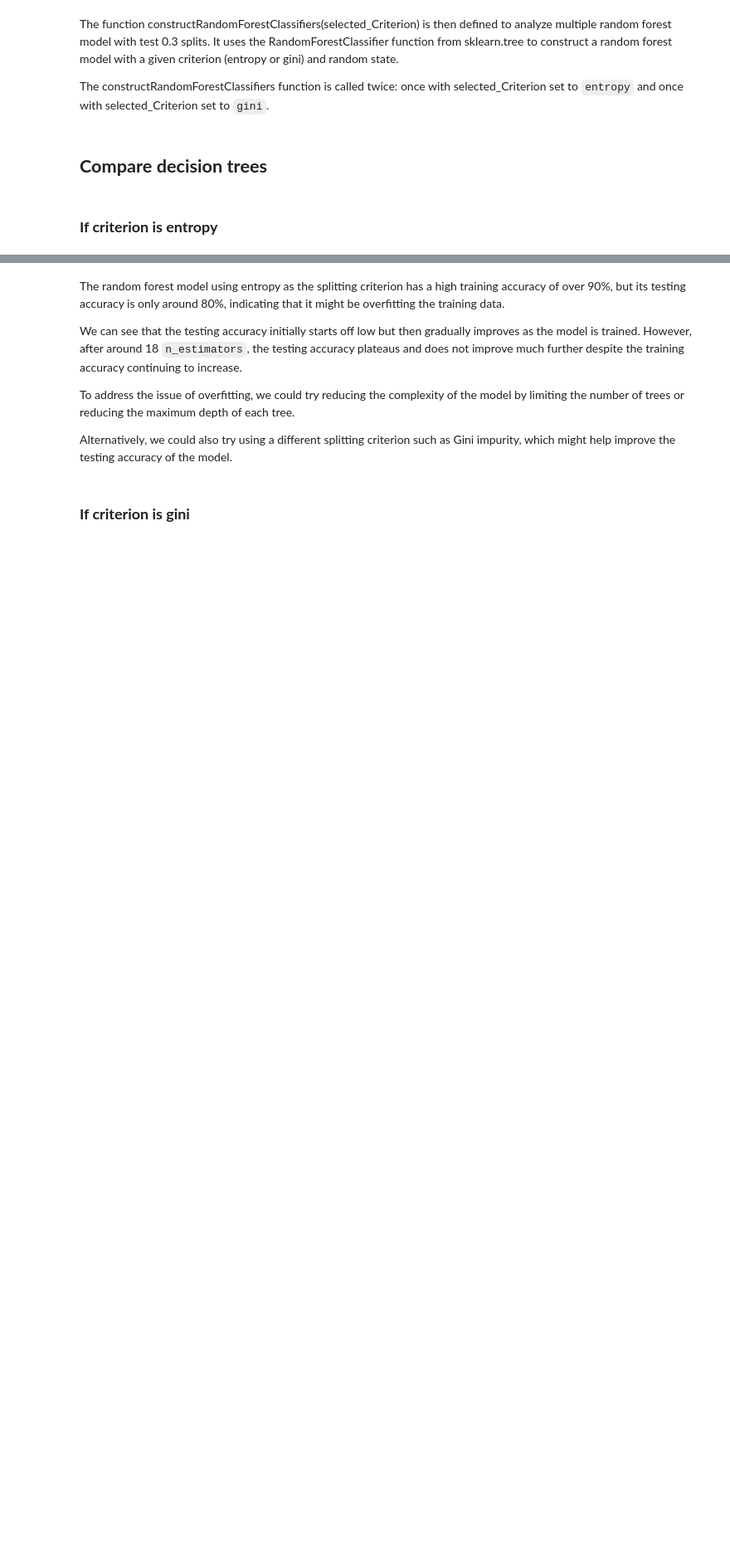
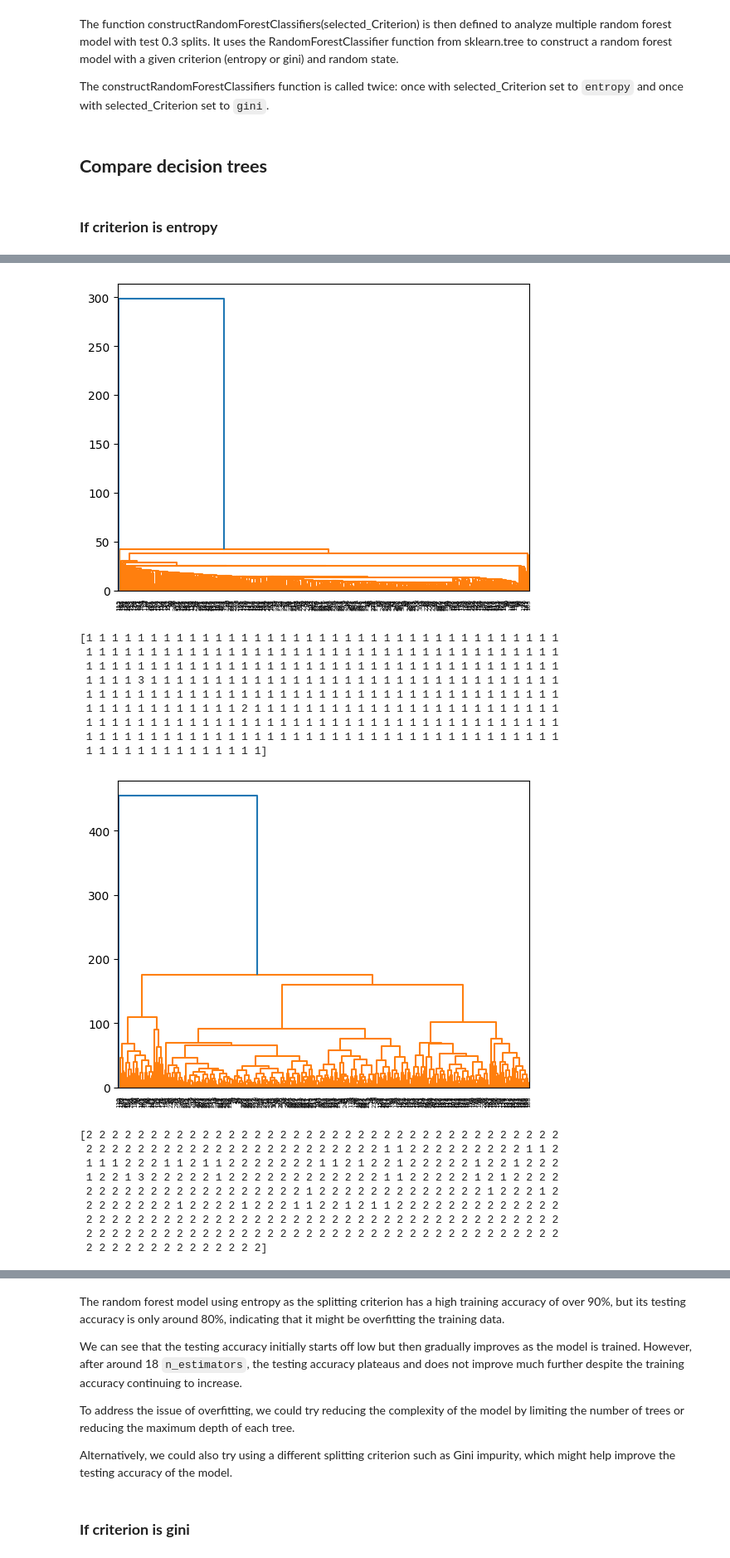
Before and after one commit to cityu-assignment/CS3481-assignment3, a Jupyter notebook: cs3481_asm.ipynb, the cells around one changed output, grey strips where cells are left out. Shown at 83% size. Saved outputs shown, nothing was run; the diff lists cells and outputs as text; code cells hidden in the pictures; blank space fills up the shorter version.

```diff
--- a/cs3481_asm.ipynb
+++ b/cs3481_asm.ipynb
@@ -110,10 +110,9 @@ model_list = []
 # Def Function
 # %%
 # Method: 'single', 'complete', 'average
-def constructClustering(data):
+def constructClustering():
   for i in ['single', 'complete', 'average']:
-      Z = linkage(data, i)
+      Z = linkage(X, i)
       plotClustering(Z)
-      extractClustering(Z)
 # %%
 def plotClustering(Z):
@@ -259,0 +237,23 @@ constructRandomForestClassifiers('entropy')
+# %%
+constructClustering()
+# %% [output]
+[figure, added]
+[1 1 1 1 1 1 1 1 1 1 1 1 1 1 1 1 1 1 1 1 1 1 1 1 1 1 1 1 1 1 1 1 1 1 1 1 1
+ 1 1 1 1 1 1 1 1 1 1 1 1 1 1 1 1 1 1 1 1 1 1 1 1 1 1 1 1 1 1 1 1 1 1 1 1 1
+ 1 1 1 1 1 1 1 1 1 1 1 1 1 1 1 1 1 1 1 1 1 1 1 1 1 1 1 1 1 1 1 1 1 1 1 1 1
+ 1 1 1 1 3 1 1 1 1 1 1 1 1 1 1 1 1 1 1 1 1 1 1 1 1 1 1 1 1 1 1 1 1 1 1 1 1
+ 1 1 1 1 1 1 1 1 1 1 1 1 1 1 1 1 1 1 1 1 1 1 1 1 1 1 1 1 1 1 1 1 1 1 1 1 1
+ 1 1 1 1 1 1 1 1 1 1 1 1 2 1 1 1 1 1 1 1 1 1 1 1 1 1 1 1 1 1 1 1 1 1 1 1 1
+ 1 1 1 1 1 1 1 1 1 1 1 1 1 1 1 1 1 1 1 1 1 1 1 1 1 1 1 1 1 1 1 1 1 1 1 1 1
+ 1 1 1 1 1 1 1 1 1 1 1 1 1 1 1 1 1 1 1 1 1 1 1 1 1 1 1 1 1 1 1 1 1 1 1 1 1
+ 1 1 1 1 1 1 1 1 1 1 1 1 1 1]
+[figure, added]
+[2 2 2 2 2 2 2 2 2 2 2 2 2 2 2 2 2 2 2 2 2 2 2 2 2 2 2 2 2 2 2 2 2 2 2 2 2
+ 2 2 2 2 2 2 2 2 2 2 2 2 2 2 2 2 2 2 2 2 2 2 2 1 1 2 2 2 2 2 2 2 2 2 1 1 2
+ 1 1 1 2 2 2 1 1 2 1 1 2 2 2 2 2 2 2 1 1 2 1 2 2 1 2 2 2 2 2 1 2 2 1 2 2 2
+ 1 2 2 1 3 2 2 2 2 2 1 2 2 2 2 2 2 2 2 2 2 2 2 1 1 2 2 2 2 2 1 2 1 2 2 2 2
+ 2 2 2 2 2 2 2 2 2 2 2 2 2 2 2 2 2 1 2 2 2 2 2 2 2 2 2 2 2 2 2 1 2 2 2 1 2
+ 2 2 2 2 2 2 2 1 2 2 2 2 1 2 2 2 1 1 2 2 1 2 1 1 2 2 2 2 2 2 2 2 2 2 2 2 2
+ 2 2 2 2 2 2 2 2 2 2 2 2 2 2 2 2 2 2 2 2 2 2 2 2 2 2 2 2 2 2 2 2 2 2 2 2 2
+ 2 2 2 2 2 2 2 2 2 2 2 2 2 2 2 2 2 2 2 2 2 2 2 2 2 2 2 2 2 2 2 2 2 2 2 2 2
+ 2 2 2 2 2 2 2 2 2 2 2 2 2 2]
```
Also changed, not shown: parts of 14 cells of this notebook.
